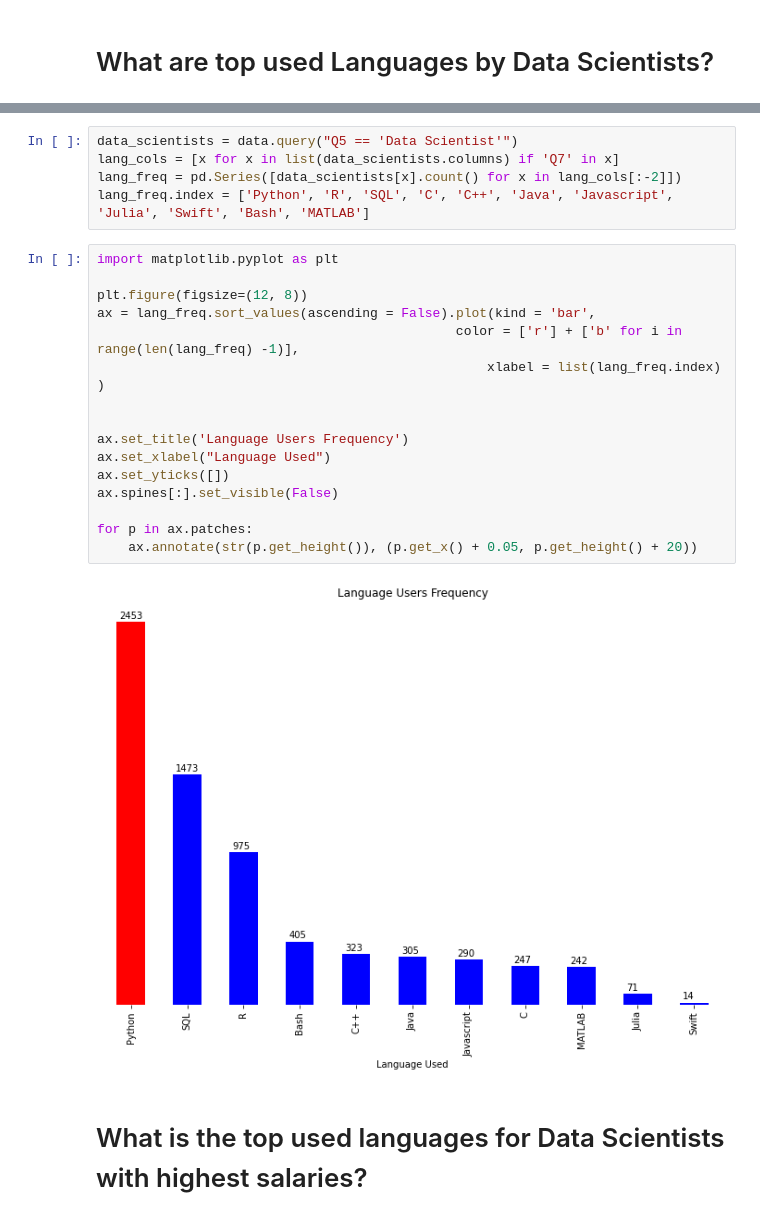
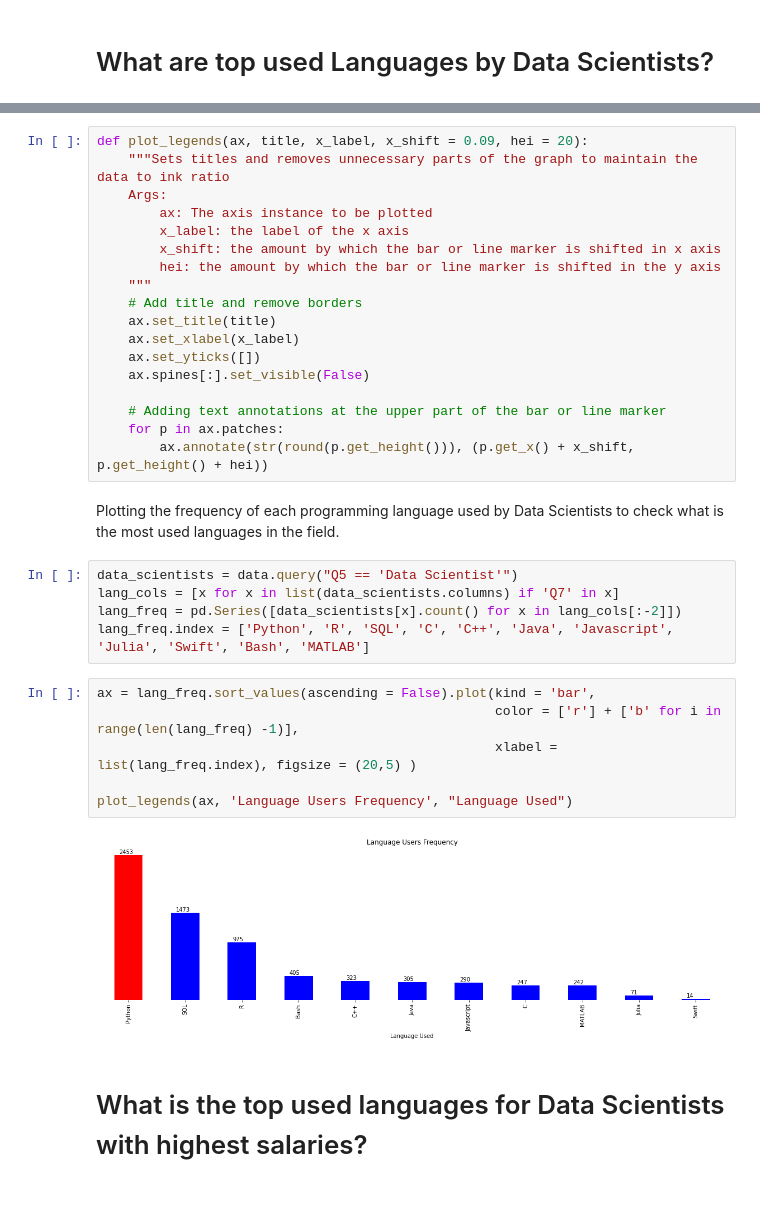
Before and after one commit to El-Moghazy/Data_Insights, a Jupyter notebook: into-the-data-science-career.ipynb, the cells around one changed output, grey strips where cells are left out. Cells and saved outputs as stored; diff of their text form.

Commit message:
Added the into the data science field .ipynp file

```diff
--- a/into-the-data-science-career.ipynb
+++ b/into-the-data-science-career.ipynb
@@ -36,26 +54,36 @@ data.describe()
+# %%
+def plot_legends(ax, title, x_label, x_shift = 0.09, hei = 20):
+    """Sets titles and removes unnecessary parts of the graph to maintain the data to ink ratio
+    Args:
+        ax: The axis instance to be plotted
+        x_label: the label of the x axis
+        x_shift: the amount by which the bar or line marker is shifted in x axis
+        hei: the amount by which the bar or line marker is shifted in the y axis
+    """
+    # Add title and remove borders
+    ax.set_title(title)
+    ax.set_xlabel(x_label)
+    ax.set_yticks([])
+    ax.spines[:].set_visible(False)
+
+    # Adding text annotations at the upper part of the bar or line marker
+    for p in ax.patches:
+        ax.annotate(str(round(p.get_height())), (p.get_x() + x_shift, p.get_height() + hei))
+# %% [markdown]
+Plotting the frequency of each programming language used by Data Scientists to check what is the most used languages in the field.
 # %%
 data_scientists = data.query("Q5 == 'Data Scientist'")
 lang_cols = [x for x in list(data_scientists.columns) if 'Q7' in x]
 lang_freq = pd.Series([data_scientists[x].count() for x in lang_cols[:-2]])
 lang_freq.index = ['Python', 'R', 'SQL', 'C', 'C++', 'Java', 'Javascript', 'Julia', 'Swift', 'Bash', 'MATLAB']
 # %%
-import matplotlib.pyplot as plt
+ax = lang_freq.sort_values(ascending = False).plot(kind = 'bar',
+                                                   color = ['r'] + ['b' for i in range(len(lang_freq) -1)],
+                                                   xlabel = list(lang_freq.index), figsize = (20,5) )
 
-plt.figure(figsize=(12, 8))
-ax = lang_freq.sort_values(ascending = False).plot(kind = 'bar',
-                                              color = ['r'] + ['b' for i in range(len(lang_freq) -1)],
-                                                  xlabel = list(lang_freq.index) )
-
-
-ax.set_title('Language Users Frequency')
-ax.set_xlabel("Language Used")
-ax.set_yticks([])
-ax.spines[:].set_visible(False)
-
-for p in ax.patches:
-    ax.annotate(str(p.get_height()), (p.get_x() + 0.05, p.get_height() + 20))
+plot_legends(ax, 'Language Users Frequency', "Language Used")
 # %% [output]
-[figure, old version]
+[figure, new version]
 # %% [markdown]
 # What is the top used languages for Data Scientists with highest salaries?
 # %%
```
Also changed, not shown: parts of 27 cells of this notebook.
